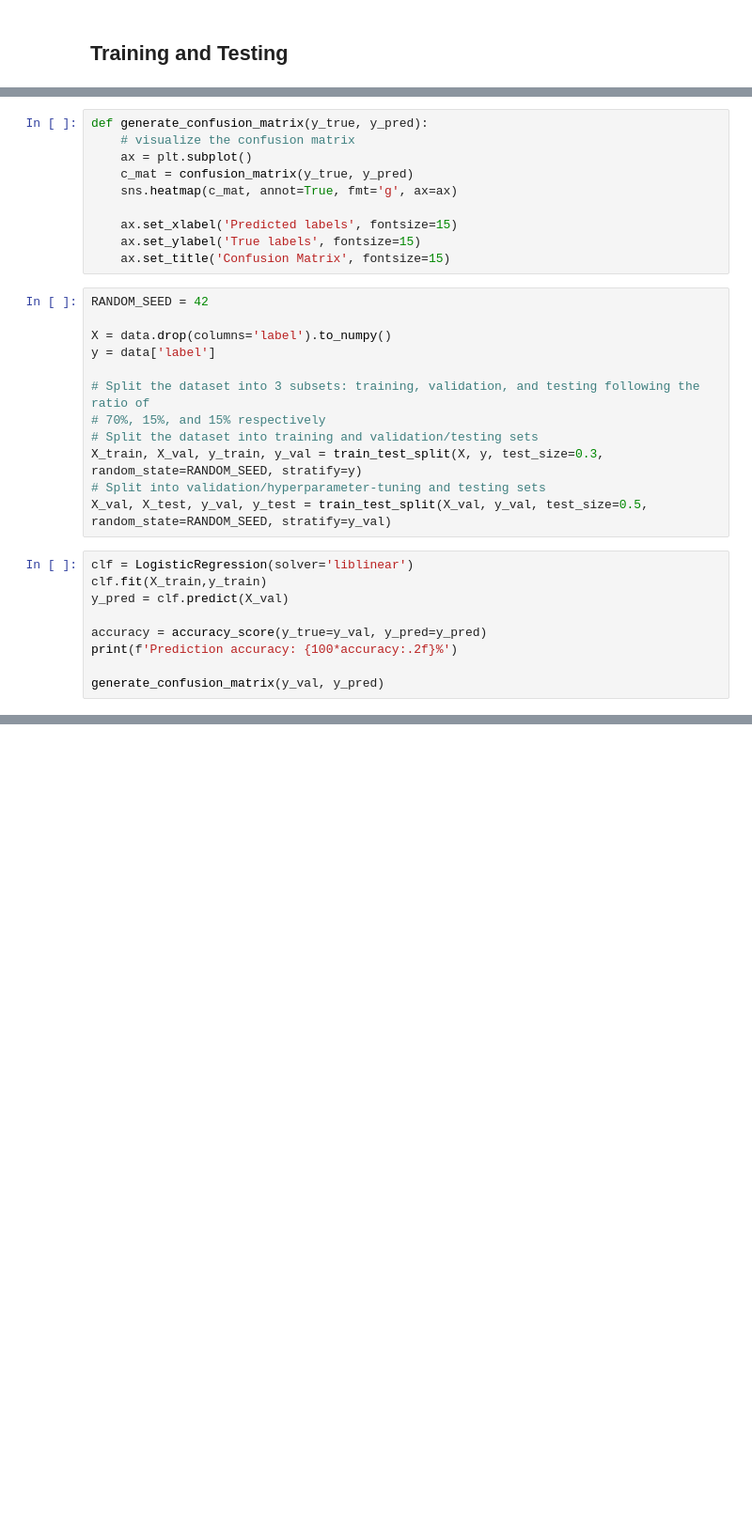
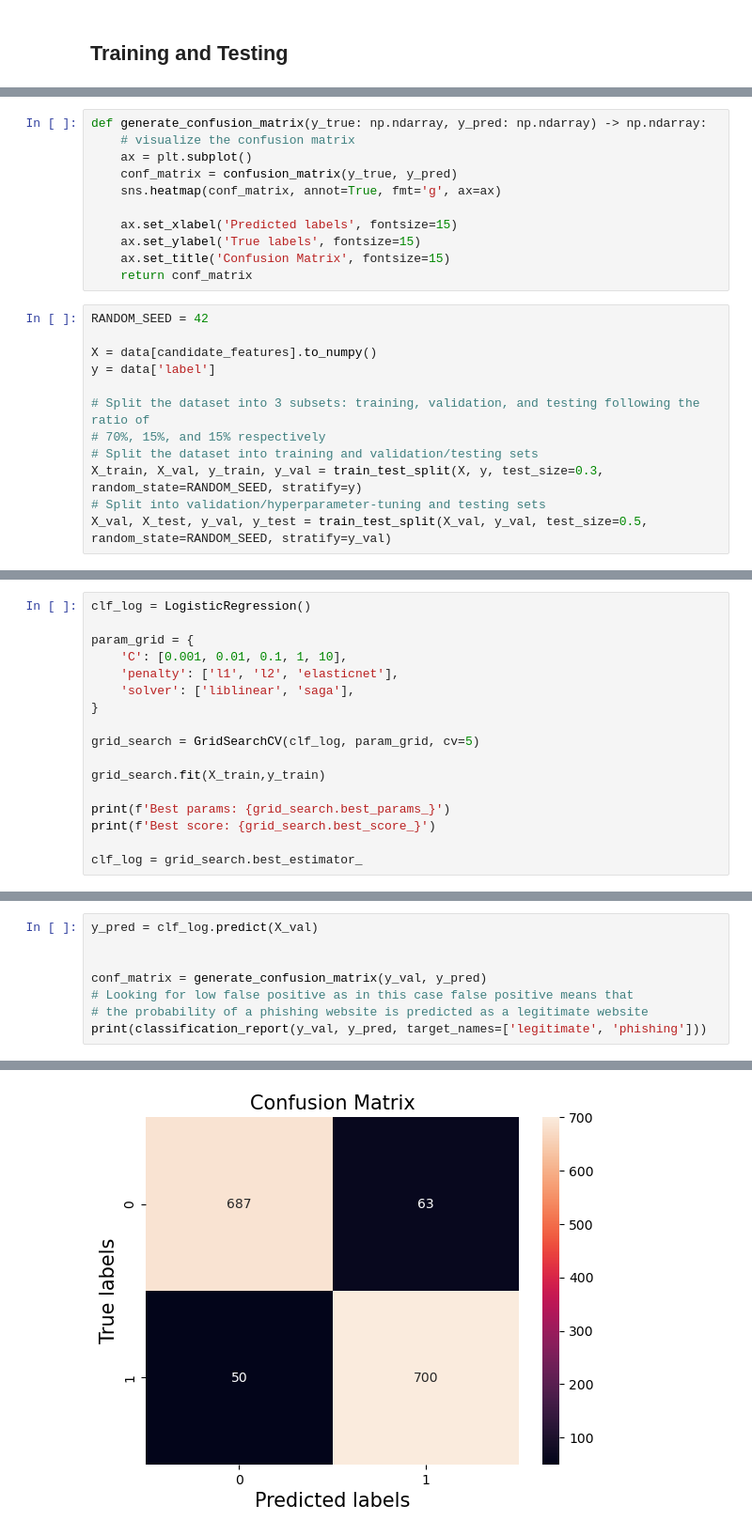
Before and after one commit to ancuongnguyen07/CS-C320-ML, a Jupyter notebook: code/notebook.ipynb, the cells around one changed output, grey strips where cells are left out. Shown at 94% size. Cells and saved outputs as stored; diff of their text form; blank space fills up the shorter version.

```diff
--- a/code/notebook.ipynb
+++ b/code/notebook.ipynb
@@ -226,17 +228,18 @@ from sklearn.linear_model import LogisticRegression
 # %%
-def generate_confusion_matrix(y_true, y_pred):
+def generate_confusion_matrix(y_true: np.ndarray, y_pred: np.ndarray) -> np.ndarray:
     # visualize the confusion matrix
     ax = plt.subplot()
-    c_mat = confusion_matrix(y_true, y_pred)
-    sns.heatmap(c_mat, annot=True, fmt='g', ax=ax)
+    conf_matrix = confusion_matrix(y_true, y_pred)
+    sns.heatmap(conf_matrix, annot=True, fmt='g', ax=ax)
 
     ax.set_xlabel('Predicted labels', fontsize=15)
     ax.set_ylabel('True labels', fontsize=15)
     ax.set_title('Confusion Matrix', fontsize=15)
+    return conf_matrix
 # %%
 RANDOM_SEED = 42
 
-X = data.drop(columns='label').to_numpy()
+X = data[candidate_features].to_numpy()
 y = data['label']
 
 # Split the dataset into 3 subsets: training, validation, and testing following the ratio of
@@ -245,12 +248,3 @@ y = data['label']
 X_train, X_val, y_train, y_val = train_test_split(X, y, test_size=0.3, random_state=RANDOM_SEED, stratify=y)
 # Split into validation/hyperparameter-tuning and testing sets
 X_val, X_test, y_val, y_test = train_test_split(X_val, y_val, test_size=0.5, random_state=RANDOM_SEED, stratify=y_val)
-# %%
-clf = LogisticRegression(solver='liblinear')
-clf.fit(X_train,y_train)
-y_pred = clf.predict(X_val)
-
-accuracy = accuracy_score(y_true=y_val, y_pred=y_pred)
-print(f'Prediction accuracy: {100*accuracy:.2f}%')
-
-generate_confusion_matrix(y_val, y_pred)
@@ -259,0 +251,17 @@ Prediction accuracy: 94.93%
+# %%
+clf_log = LogisticRegression()
+
+param_grid = {
+    'C': [0.001, 0.01, 0.1, 1, 10],
+    'penalty': ['l1', 'l2', 'elasticnet'],
+    'solver': ['liblinear', 'saga'],
+}
+
+grid_search = GridSearchCV(clf_log, param_grid, cv=5)
+
+grid_search.fit(X_train,y_train)
+
+print(f'Best params: {grid_search.best_params_}')
+print(f'Best score: {grid_search.best_score_}')
+
+clf_log = grid_search.best_estimator_
@@ -259,0 +288,9 @@ Prediction accuracy: 94.93%
+# %%
+y_pred = clf_log.predict(X_val)
+
+
+conf_matrix = generate_confusion_matrix(y_val, y_pred)
+# Looking for low false positive as in this case false positive means that
+# the probability of a phishing website is predicted as a legitimate website
+print(classification_report(y_val, y_pred, target_names=['legitimate', 'phishing']))
+# %% [output]
@@ -259,0 +305 @@ Prediction accuracy: 94.93%
+[figure, added]
```
Also changed, not shown: parts of 19 cells of this notebook.
